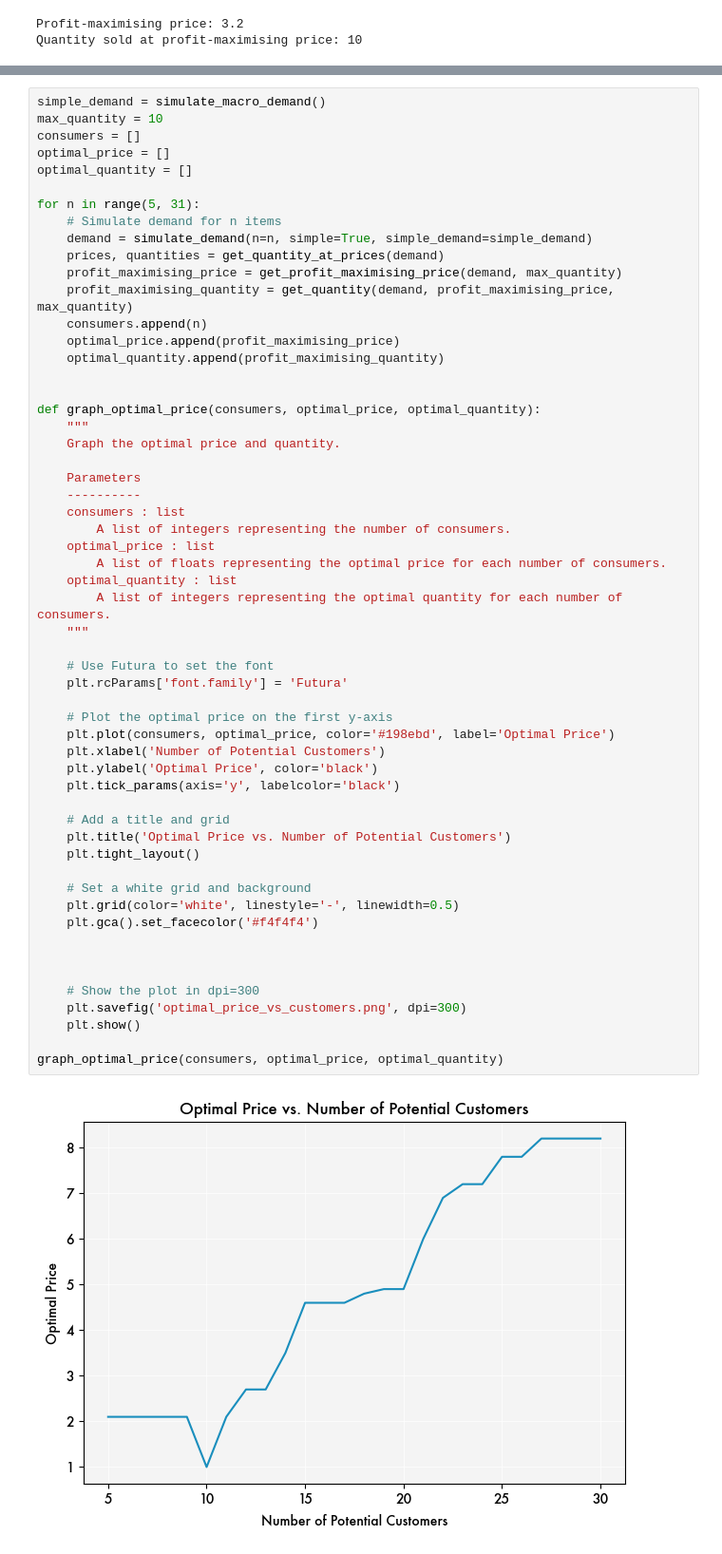
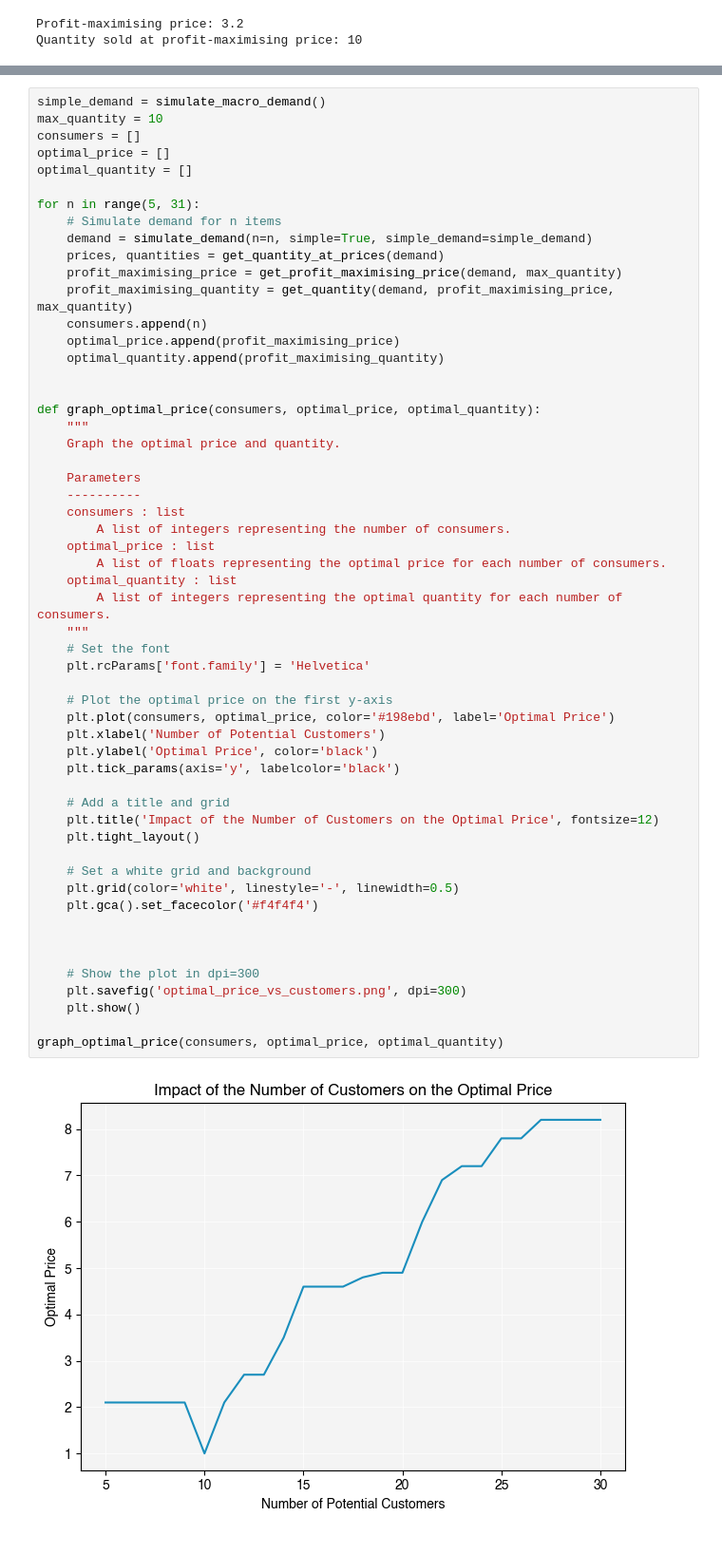
Before and after one commit to BenNorsk/dynamic_pricing, a Jupyter notebook: dynamic_demand.ipynb, the cells around one changed output, grey strips where cells are left out. Shown at 95% size. Cells and saved outputs as stored; diff of their text form.

```diff
--- a/dynamic_demand.ipynb
+++ b/dynamic_demand.ipynb
@@ -256,35 +262,34 @@ def graph_optimal_price(consumers, optimal_price, optimal_quantity):
     ----------
     consumers : list
         A list of integers representing the number of consumers.
     optimal_price : list
         A list of floats representing the optimal price for each number of consumers.
     optimal_quantity : list
         A list of integers representing the optimal quantity for each number of consumers.
     """
-
-    # Use Futura to set the font
-    plt.rcParams['font.family'] = 'Futura'
+    # Set the font
+    plt.rcParams['font.family'] = 'Helvetica'
 
     # Plot the optimal price on the first y-axis
     plt.plot(consumers, optimal_price, color='#198ebd', label='Optimal Price')
     plt.xlabel('Number of Potential Customers')
     plt.ylabel('Optimal Price', color='black')
     plt.tick_params(axis='y', labelcolor='black')
 
     # Add a title and grid
-    plt.title('Optimal Price vs. Number of Potential Customers')
+    plt.title('Impact of the Number of Customers on the Optimal Price', fontsize=12)
     plt.tight_layout()
 
     # Set a white grid and background
     plt.grid(color='white', linestyle='-', linewidth=0.5)
     plt.gca().set_facecolor('#f4f4f4')
 
 
 
     # Show the plot in dpi=300
     plt.savefig('optimal_price_vs_customers.png', dpi=300)
     plt.show()
 
 graph_optimal_price(consumers, optimal_price, optimal_quantity)
 # %% [output]
-[figure, old version]
+[figure, new version]
```
Also changed, not shown: parts of 4 cells of this notebook, 2 other files.
